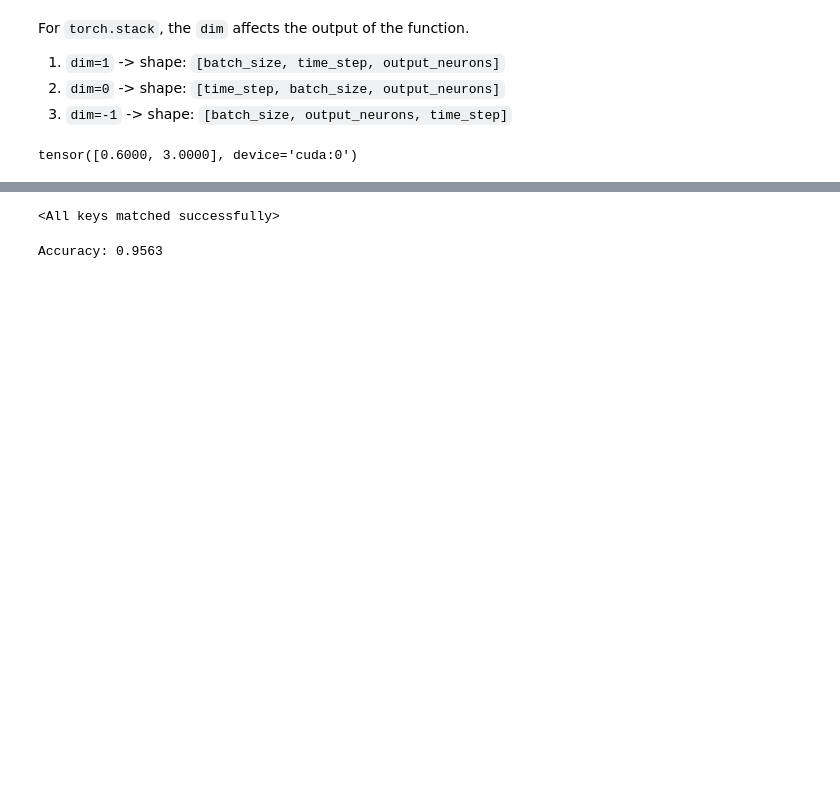
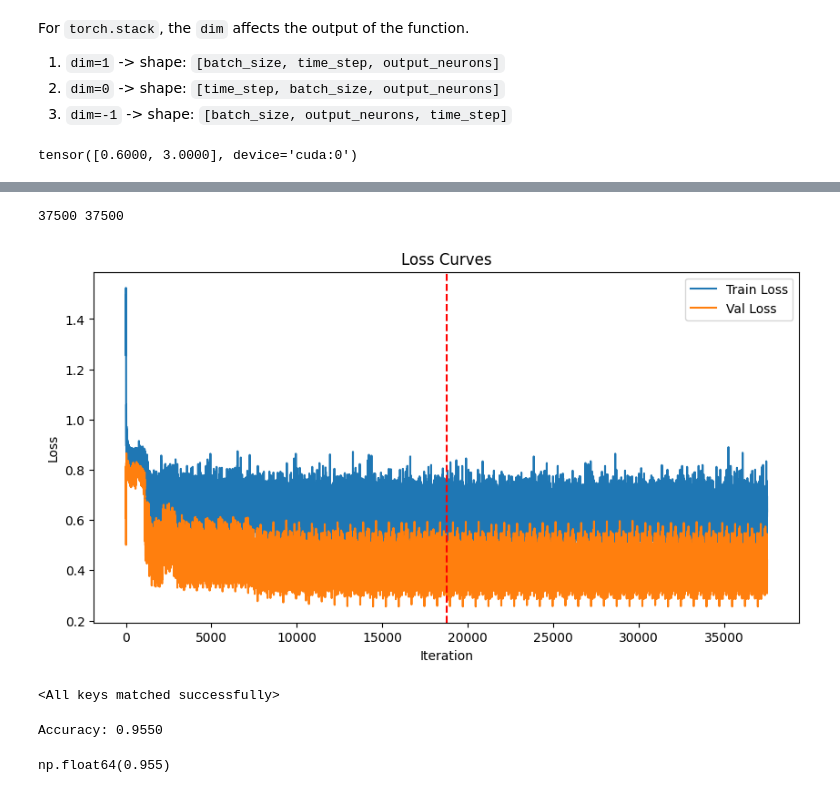
Before and after one commit to druvdub/3yp, a Jupyter notebook: notebooks/csnn/1.2.1.2-csnn-rate-model.ipynb, the cells around one changed output, grey strips where cells are left out. Cells and saved outputs as stored; diff of their text form; code cells hidden in the pictures; blank space fills up the shorter version.

Commit message:
Update model notebooks + shuffle dataset

```diff
--- a/notebooks/csnn/1.2.1.2-csnn-rate-model.ipynb
+++ b/notebooks/csnn/1.2.1.2-csnn-rate-model.ipynb
@@ -48,3 +57,7 @@ val_df = pd.read_csv(f"{DATASET_DIR}/val1.csv")
+# %%
+# shuffle val and test
+val_df = val_df.sample(frac=1, random_state=42).reset_index(drop=True)
+test_df = test_df.sample(frac=1, random_state=42).reset_index(drop=True)
 # %%
 LE = LabelEncoder()
 LE.fit(train_df["Label"].unique())
@@ -87,7 +100,7 @@ labels = train_df_encoded["Label"].values
 class_weights = compute_class_weight(class_weight="balanced", classes=np.unique(labels), y=labels)
 sample_weights = class_weights[labels]
 
-sampler = WeightedRandomSampler(sample_weights, len(sample_weights))
+sampler = WeightedRandomSampler(sample_weights, len(sample_weights), replacement=True)
 # %%
 BATCH_SIZE = 40
 train_data_loader = DataLoader(train_dataset, batch_size=BATCH_SIZE, sampler=sampler)
@@ -509,6 +924,6 @@ def train_model(train_dataloader, val_dataloader, loss_fn, lr=1e-3, weight_decay
 # %%
 base_dir = "../../models/checkpoints/basic_snn"
-model_savepath = f"{base_dir}/model_ratev2beta1.pt"
+model_savepath = f"{base_dir}/model_ratev2bg1_interleaving_cerate.pt"
 
 
 os.makedirs(base_dir, exist_ok=True)
@@ -611,6 +987,33 @@ test_data_encoded["Label"] = LE.transform(test_data_encoded["Label"])
 
 test_dataset = CustomDatasetSpike(test_data_encoded, f"{DATASET_DIR}/images", transform=transform)
 test_data_loader = DataLoader(test_dataset, batch_size=BATCH_SIZE, shuffle=False)
+# %%
+fig = plt.figure(facecolor="w", figsize=(10, 5))
+
+# plot for a single epoch training and validation loss - num_steps=4, batches=40
+
+
+# get train and val loss for 1 epoch
+train_loss = history["train_loss"]
+val_loss = history["val_loss"]
+
+print(len(train_loss), len(val_loss))
+plt.plot(train_loss, label="Train Loss")
+plt.plot(val_loss, label="Val Loss")
+
+# draw a vertical line at the end of the first epoch
+plt.axvline(x=len(train_loss)//2, color="r", linestyle="--")
+
+
+
+plt.title("Loss Curves")
+plt.xlabel("Iteration")
+plt.ylabel("Loss")
+plt.legend()
+plt.show()
+# %% [output]
+37500 37500
+[figure, added]
 # %%
 # checkpoint = torch.load(savepath, weights_only=False)
 # best_model = BasicSNN().to(device)
@@ -642,7 +1048,7 @@ def calculate_accuracy2(model, test_data_loader_sample, device, class_names=None
             utils.reset(model)  # Reset neuron states per batch
 
             spk_rec, _ = model(images)  # Shape: [num_steps, batch_size, num_classes]
-            spk_mean = spk_rec.mean(dim=0)  # Aggregate spikes over time
+            spk_mean = spk_rec.sum(dim=0)  # Sum spikes over time
             preds = spk_mean.argmax(dim=1)  # Get predictions
 
             # Append predictions and labels
@@ -676,6 +1082,7 @@ def calculate_accuracy(model, data_loader, device="cuda"):
 
         # calculate accuracy
         acc = SF.accuracy_rate(spk_rec, targets)
+        # print(acc)
 
         correct += acc * data.size(0)
         total += data.size(0)
@@ -685,11 +1092,12 @@ def calculate_accuracy(model, data_loader, device="cuda"):
 
 y_true, y_pred = calculate_accuracy2(best_model, test_data_loader_sample, device=device)
 # Example usage
-# calculate_accuracy(best_model, test_data_loader_sample, device=device)
+calculate_accuracy(best_model, test_data_loader_sample, device=device)
 
 # y_true, y_pred = calculate_accuracy2(best_model, test_data_loader_spike_sample, device=device)
 # %% [output]
-Accuracy: 0.9563
+Accuracy: 0.9550
+np.float64(0.955)
 # %%
 from sklearn.metrics import confusion_matrix, classification_report
 import seaborn as sns
```
Also changed, not shown: parts of 8 cells of this notebook, 26 other files.
